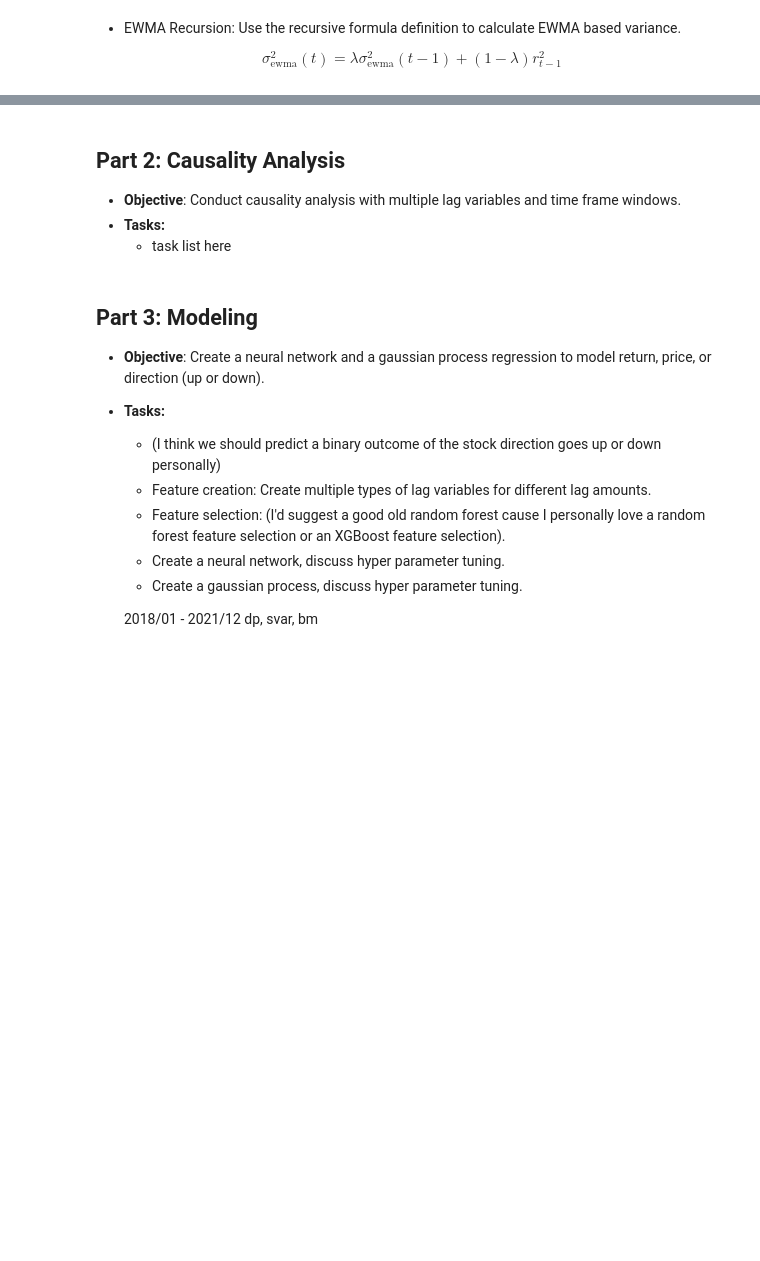
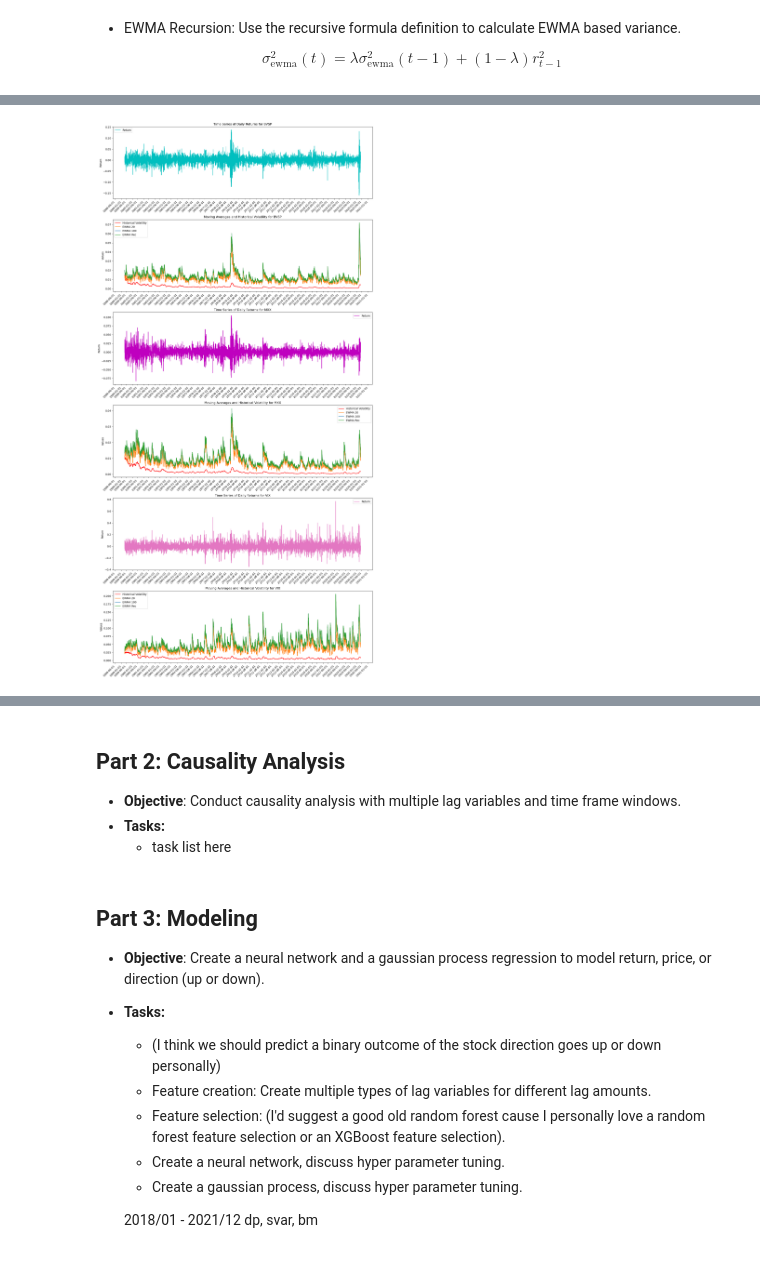
Before and after one commit to amberwalker-ds/Exploring-Advanced-Financial-Modeling-Techniques, a Jupyter notebook: MLF_HW1_code.ipynb, the cells around one changed output, grey strips where cells are left out. Saved outputs shown, nothing was run; the diff lists cells and outputs as text; code cells hidden in the pictures; blank space fills up the shorter version.

Commit message:
EWMA method section complete

```diff
--- a/MLF_HW1_code.ipynb
+++ b/MLF_HW1_code.ipynb
@@ -384,8 +385,9 @@ $$ r_{t} = ln(P_{t}) - ln(P_{t-1}) $$
 #get previous close day
 df_stocks['close_lag1'] = df_stocks.groupby(by = ['market'])['close'].shift(1)
 
-#assume that when we don't have previous close information, it is the same as the current day close
-df_stocks['close_lag1'] = df_stocks['close_lag1'].fillna(df_stocks['close'])
+#remove the places where we don't have previous day information
+df_stocks = df_stocks[df_stocks['index_time']>1]
+df_stocks['index_time'] = df_stocks['index_time'] - 1
 
 #use formula to calculate daily natural log return
 df_stocks['return_ln_daily'] = np.log(df_stocks['close']) - np.log(df_stocks['close_lag1'])
@@ -447,15 +451,15 @@ def ewma_formula_rec(t, market, df_):
     return df_calc['ewma_rec'].values[0]
 
 def ewma_calc_rec(df_):
-    df_['ewma_rec'] = 0.0
-
+    #initialize calculation with sample variance
+    df_['ewma_rec'] = df_.groupby('market')['return_ln_daily'].transform('var')
     list_markets = df_['market'].unique().tolist()
     for market in list_markets:
-        print(market + ' EWMA recursion calculations started')
         df_days = df_[df_['market']==market].copy()
         iterations = len(df_days['market'])
         for t in range(2, iterations):
             df_.loc[(df_['market']==market)&(df_['index_time']==t), 'ewma_rec'] = ewma_formula_rec(t, market, df_)
+        print(market + ' EWMA recursion calculation completed')
     return df_
 
 df_stocks = ewma_calc_rec(df_stocks)
@@ -538,0 +512,61 @@ for market, group_data in grouped:
+# %%
+#Take the square root of the EWMA methods to compare to historical volatility
+
+# list_cols = ['ewma_eqn20', 'ewma_eqn100', 'ewma_rec']
+list_cols = ['ewma_eqn20', 'ewma_eqn100']
+for col in list_cols:
+    df_stocks[col] = df_stocks[col]**(1/2)
+# %%
+#Graph the different volatility calculations against each other with the time series plot as well
+
+# Group by 'market' column
+df_graph = df_stocks[df_stocks['index_time']>100].copy()
+grouped = df_graph.groupby('market')
+
+# Create a separate subplot for each market with two rows per market
+fig, axs = plt.subplots(len(grouped) * 2, 1, figsize=(15, 10 * len(grouped)), sharex=False)
+
+# Define a list of colors for multiple lines
+colors_time = ['c', 'm', 'tab:pink']
+colors = ['c', 'm', 'tab:orange', 'tab:blue', 'tab:green']
+
+# Plot each group separately
+for i, (market, group_data) in enumerate(grouped):
+    # First graph for 'return_ln_daily'
+    ax1 = axs[i*2]
+    ax1.plot(group_data['date'].values, group_data['return_ln_daily'].values, label='Return', color=colors_time[i])
+    ax1.set_ylabel('Return')
+    ax1.set_title(f'Time Series of Daily Returns for {market}')
+    ax1.legend()
+
+    # Set the major tick locator and formatter for the x-axis
+    ax1.xaxis.set_major_locator(mdates.MonthLocator(bymonth=(1, 6)))
+    ax1.xaxis.set_major_formatter(mdates.DateFormatter('%Y-%m-%d'))
+
+    # Rotate and align date labels
+    for label in ax1.get_xticklabels(which='major'):
+        label.set(rotation=45, horizontalalignment='right')
+
+    # Second graph for EWMA and historical volatility
+    ax2 = axs[i*2 + 1]
+    ax2.plot(group_data['date'].values, group_data['historical_volatility'].values, label='Historical Volatility', color='red')
+    ax2.plot(group_data['date'].values, group_data['ewma_eqn20'].values, label='EWMA 20', color=colors[2])
+    ax2.plot(group_data['date'].values, group_data['ewma_eqn100'].values, label='EWMA 100', color=colors[3])
+    ax2.plot(group_data['date'].values, group_data['ewma_rec'].values, label='EWMA Rec', color=colors[4])
+    ax2.set_ylabel('Values')
+    ax2.set_title(f'Moving Averages and Historical Volatility for {market}')
+    ax2.legend()
+
+    # Set the major tick locator and formatter for the x-axis
+    ax2.xaxis.set_major_locator(mdates.MonthLocator(bymonth=(1, 6)))
+    ax2.xaxis.set_major_formatter(mdates.DateFormatter('%Y-%m-%d'))
+
+    # Rotate and align date labels
+    for label in ax2.get_xticklabels(which='major'):
+        label.set(rotation=45, horizontalalignment='right')
+
+# Adjust layout and display the plot
+plt.tight_layout()
+plt.show()
+# %% [output]
+[figure, added]
```
Also changed, not shown: parts of 9 cells of this notebook.
